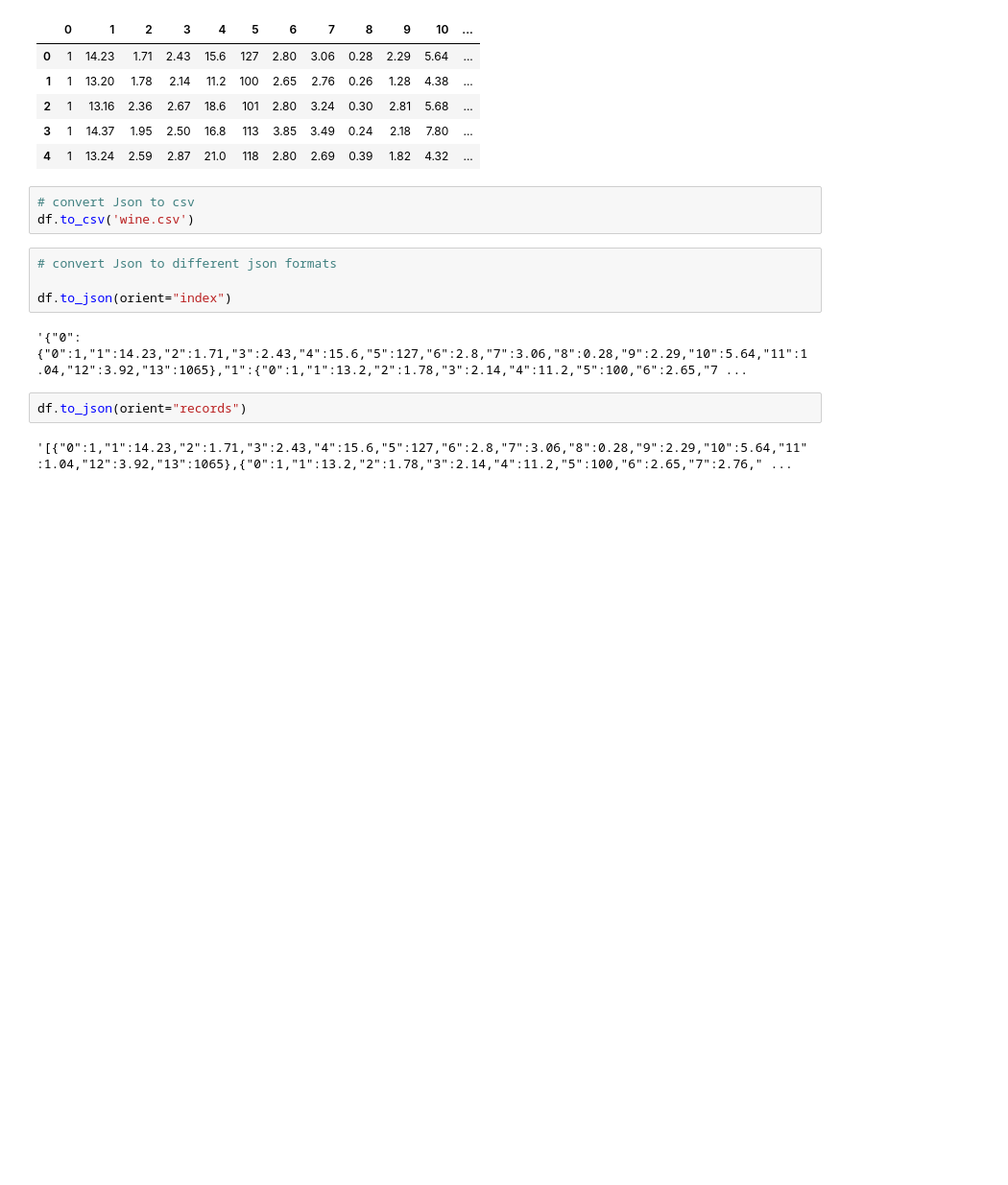
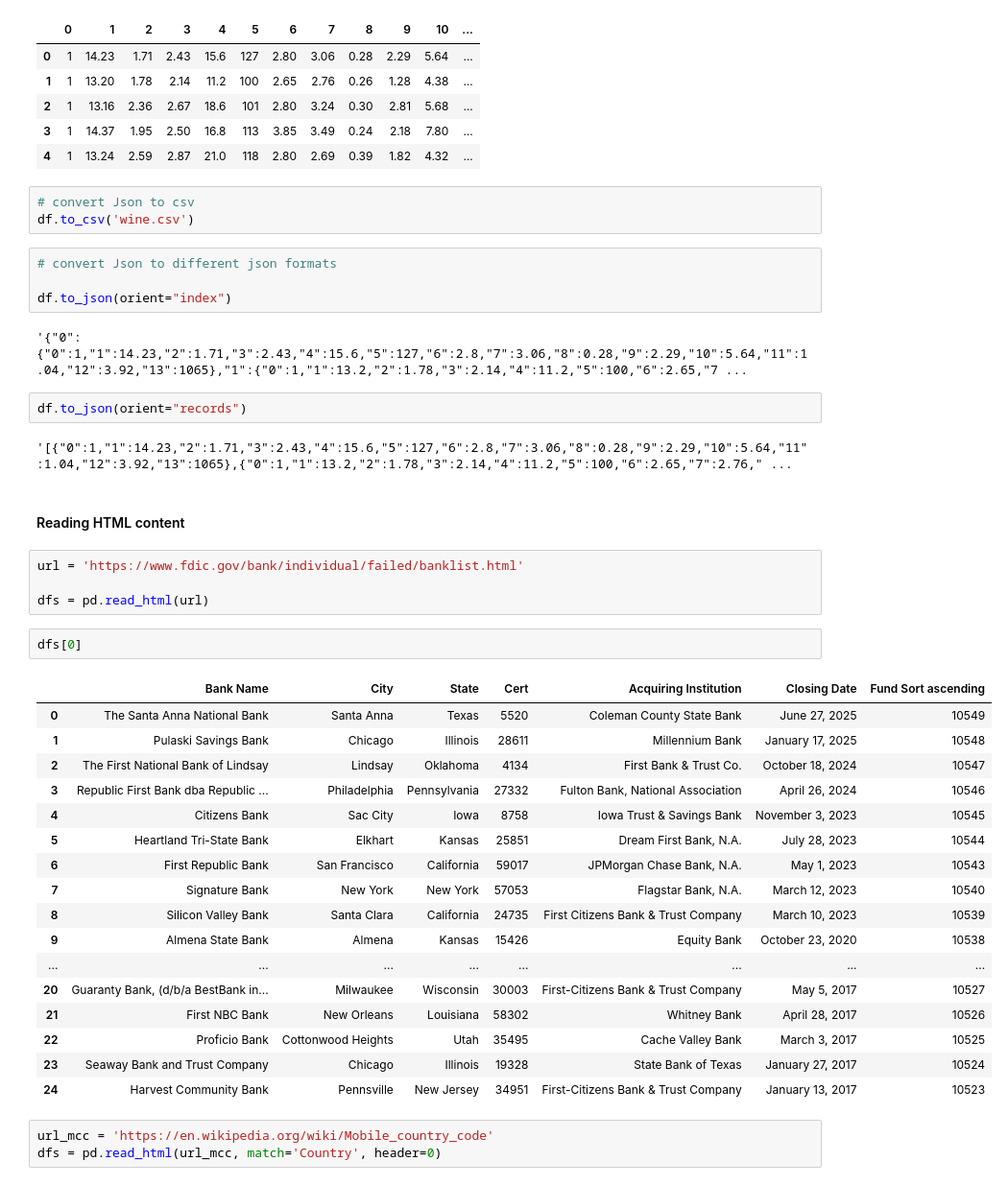
Before and after one commit to dikshitasingh02/learn-python, a Jupyter notebook: pandas.ipynb, the cells around one changed output. Shown: that part at 96% size. Cells and saved outputs as stored; diff of their text form; blank space fills up the shorter version.

Commit message:
reading html and excel files

```diff
--- a/pandas.ipynb
+++ b/pandas.ipynb
@@ -448,3 +448,32 @@ df.to_json(orient="index")
 df.to_json(orient="records")
 # %% [output]
 '[{"0":1,"1":14.23,"2":1.71,"3":2.43,"4":15.6,"5":127,"6":2.8,"7":3.06,"8":0.28,"9":2.29,"10":5.64,"11":1.04,"12":3.92,"13":1065},{"0":1,"1":13.2,"2":1.78,"3":2.14,"4":11.2,"5":100,"6":2.65,"7":2.76," ...
+# %% [markdown]
+#### Reading HTML content
+# %%
+url = 'https://www.fdic.gov/bank/individual/failed/banklist.html'
+
+dfs = pd.read_html(url)
+# %%
+dfs[0]
+# %% [output]
+|  | Bank Name | City | State | Cert | Acquiring Institution | Closing Date | Fund Sort ascending |
+| 0 | The Santa Anna National Bank | Santa Anna | Texas | 5520 | Coleman County State Bank | June 27, 2025 | 10549 |
+| 1 | Pulaski Savings Bank | Chicago | Illinois | 28611 | Millennium Bank | January 17, 2025 | 10548 |
+| 2 | The First National Bank of Lindsay | Lindsay | Oklahoma | 4134 | First Bank & Trust Co. | October 18, 2024 | 10547 |
+| 3 | Republic First Bank dba Republic ... | Philadelphia | Pennsylvania | 27332 | Fulton Bank, National Association | April 26, 2024 | 10546 |
+| 4 | Citizens Bank | Sac City | Iowa | 8758 | Iowa Trust & Savings Bank | November 3, 2023 | 10545 |
+| 5 | Heartland Tri-State Bank | Elkhart | Kansas | 25851 | Dream First Bank, N.A. | July 28, 2023 | 10544 |
+| 6 | First Republic Bank | San Francisco | California | 59017 | JPMorgan Chase Bank, N.A. | May 1, 2023 | 10543 |
+| 7 | Signature Bank | New York | New York | 57053 | Flagstar Bank, N.A. | March 12, 2023 | 10540 |
+| 8 | Silicon Valley Bank | Santa Clara | California | 24735 | First Citizens Bank & Trust Company | March 10, 2023 | 10539 |
+| 9 | Almena State Bank | Almena | Kansas | 15426 | Equity Bank | October 23, 2020 | 10538 |
+| ... | ... | ... | ... | ... | ... | ... | ... |
+| 20 | Guaranty Bank, (d/b/a BestBank in... | Milwaukee | Wisconsin | 30003 | First-Citizens Bank & Trust Company | May 5, 2017 | 10527 |
+| 21 | First NBC Bank | New Orleans | Louisiana | 58302 | Whitney Bank | April 28, 2017 | 10526 |
+| 22 | Proficio Bank | Cottonwood Heights | Utah | 35495 | Cache Valley Bank | March 3, 2017 | 10525 |
+| 23 | Seaway Bank and Trust Company | Chicago | Illinois | 19328 | State Bank of Texas | January 27, 2017 | 10524 |
+| 24 | Harvest Community Bank | Pennsville | New Jersey | 34951 | First-Citizens Bank & Trust Company | January 13, 2017 | 10523 |
+# %%
+url_mcc = 'https://en.wikipedia.org/wiki/Mobile_country_code'
+dfs = pd.read_html(url_mcc, match='Country', header=0)
```
Also changed, not shown: parts of 8 cells of this notebook, 2 other files.
